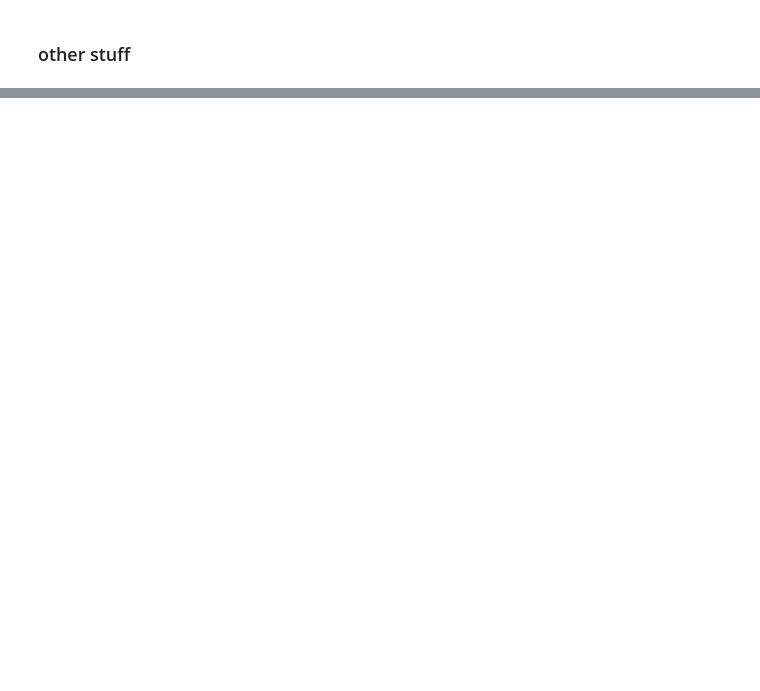
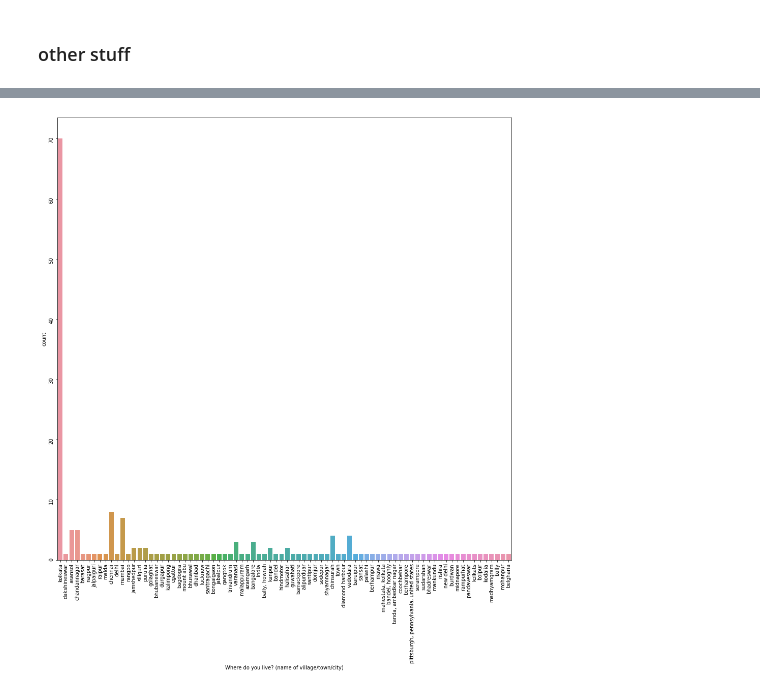
Before and after one commit to Roudranil/Financial-Literacy-project, a Jupyter notebook: eda.ipynb, the cells around one changed output, grey strips where cells are left out. Drawn from its saved outputs; the diff is of its cells as text; code cells hidden in the pictures; blank space fills up the shorter version.

```diff
--- a/eda.ipynb
+++ b/eda.ipynb
@@ -9,0 +7,6 @@ data.drop(columns=['Timestamp'], inplace=True)
+# %%
+data = pd.read_csv("responses (55).csv")
+data.drop(columns=['Timestamp'], inplace=True)
+data.drop(index=[21, 129], inplace=True)
+data.loc[62, 'Sex'] = data.loc[136, 'Sex'] = 'Other'
+data['Where do you live? (name of village/town/city)'] = data['Where do you live? (name of village/town/city)'].apply(lambda x: x.strip().lower())
@@ -10,2 +15,4 @@ data.drop(columns=['Timestamp'], inplace=True)
+# %%
+plt.rcParams['figure.figsize'] = 16, 16
 # %% [markdown]
 ### column renaming
@@ -88,0 +127,5 @@ renamed_data
+# %%
+sns.countplot(data=data, x='Where do you live? (name of village/town/city)')
+plt.tick_params(rotation = 90)
+# %% [output]
+[figure, added]
```
Also changed, not shown: parts of 21 cells of this notebook, 1 other file.
